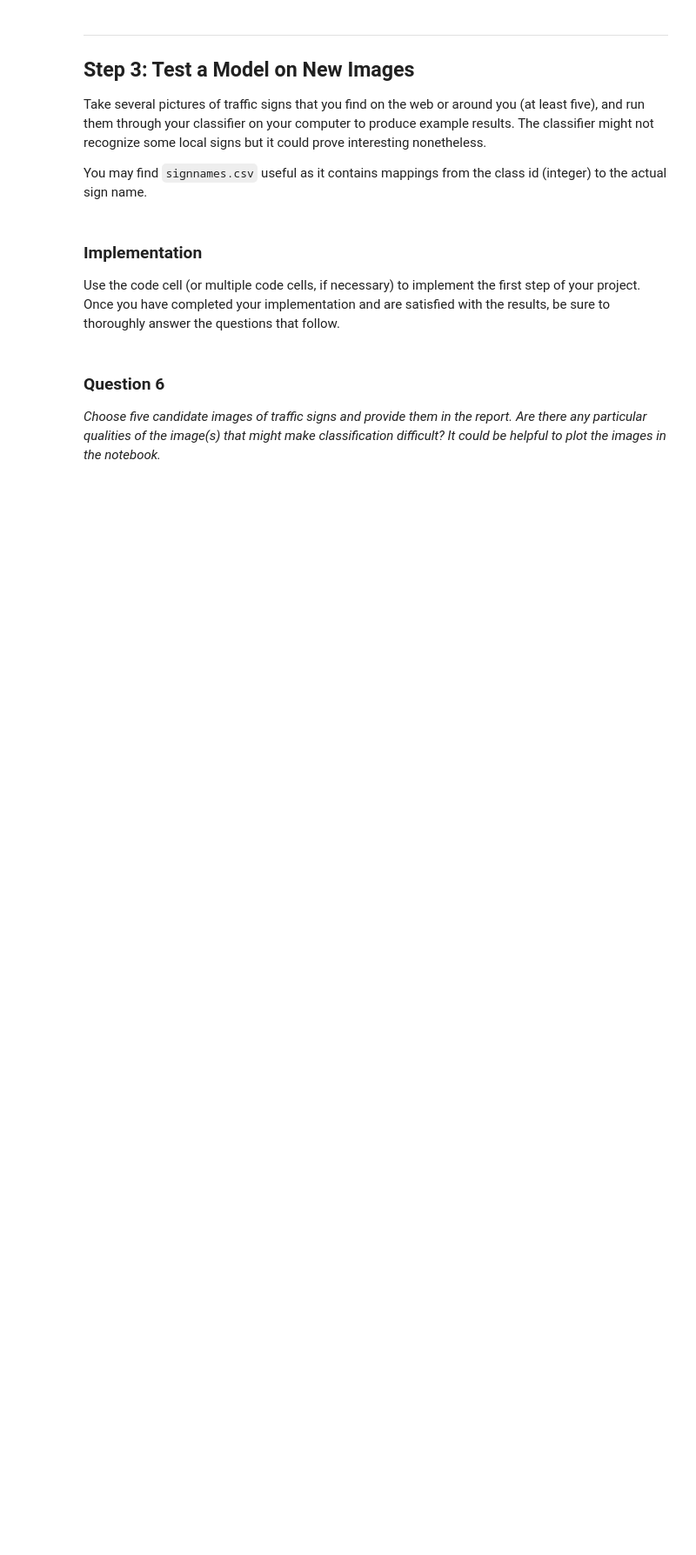
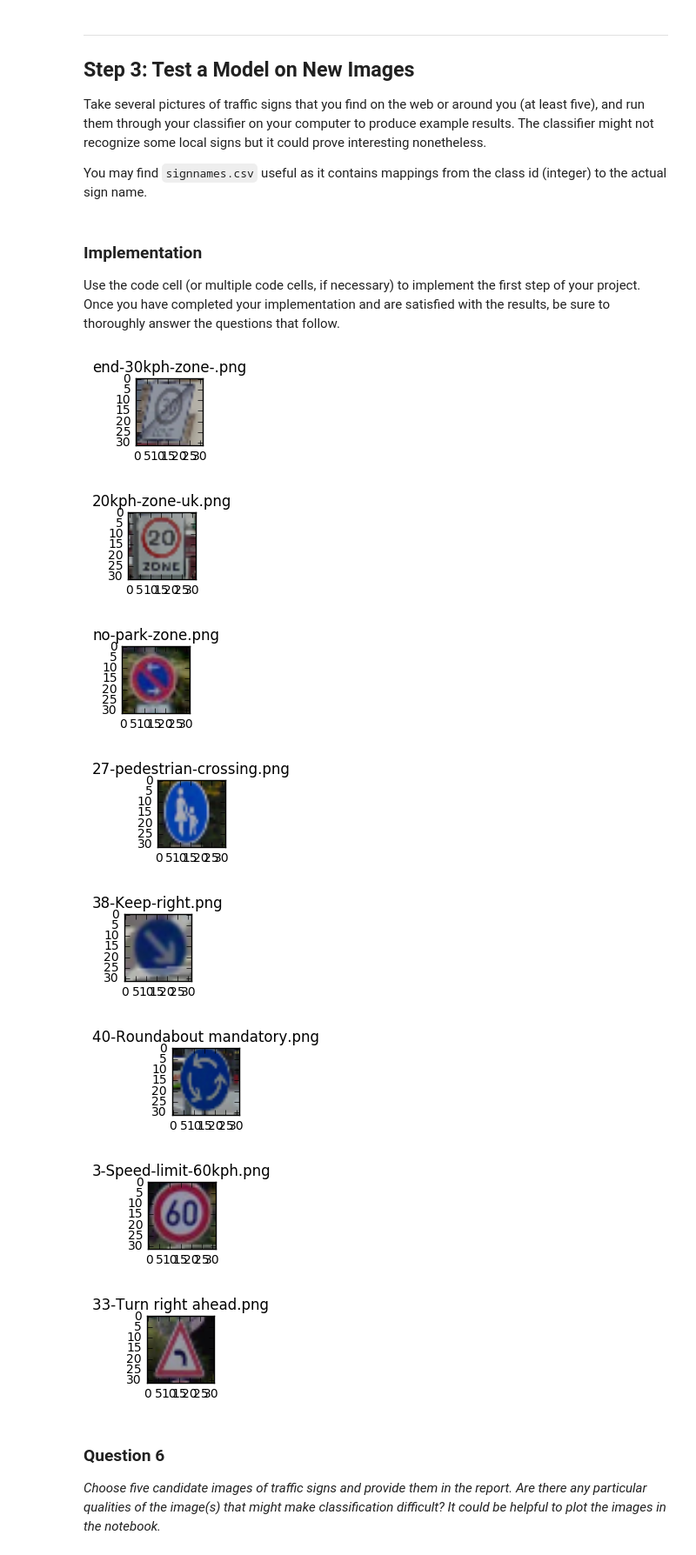
Before and after one commit to rdjondo/CarND-Traffic-Sign-Classifier-Project, a Jupyter notebook: Traffic_Sign_Classifier.ipynb, the cells around one changed output. Shown at 87% size. Cells and saved outputs as stored; diff of their text form; code cells hidden in the pictures; blank space fills up the shorter version.

```diff
--- a/Traffic_Sign_Classifier.ipynb
+++ b/Traffic_Sign_Classifier.ipynb
@@ -1288,27 +1332,41 @@ Use the code cell (or multiple code cells, if necessary) to implement the first
 # %%
 ### Load the images and plot them here.
 ### Feel free to use as many code cells as needed.
 
 # Most images where collected on Google Street view in Stuttgart (Germany).
 # Just one image was collected from a street in the UK (20mph zone).
 import cv2
 import matplotlib.image as mpimg
 import os
 import matplotlib.pyplot as plt
 
 image_list = list()
 image_name_list = list()
 for file in os.listdir('./my_traffic_signs/'):
     if file.endswith('.png'):
         image_name_list.append(file)
 
 
 for image_name in image_name_list:
-    image_list.append(cv2.resize(mpimg.imread('./my_traffic_signs/'+image_name),(32, 32)))
+    # Import image to notebook
+    image = cv2.resize(mpimg.imread('./my_traffic_signs/'+image_name),(32, 32))
+
+    # Denormalize image to get pixel values from 0 to 255 (I like that)
+    image = (image * 255).astype(np.uint8)
+    image_list.append(image)
     plt.figure(figsize=(1,1))
     plt.imshow(image_list[-1])
     plt.title(image_name)
     plt.show()
+# %% [output]
+[figure, added]
+[figure, added]
+[figure, added]
+[figure, added]
+[figure, added]
+[figure, added]
+[figure, added]
+[figure, added]
 # %% [markdown]
 ### Question 6
 
```
Also changed, not shown: parts of 16 cells of this notebook.
